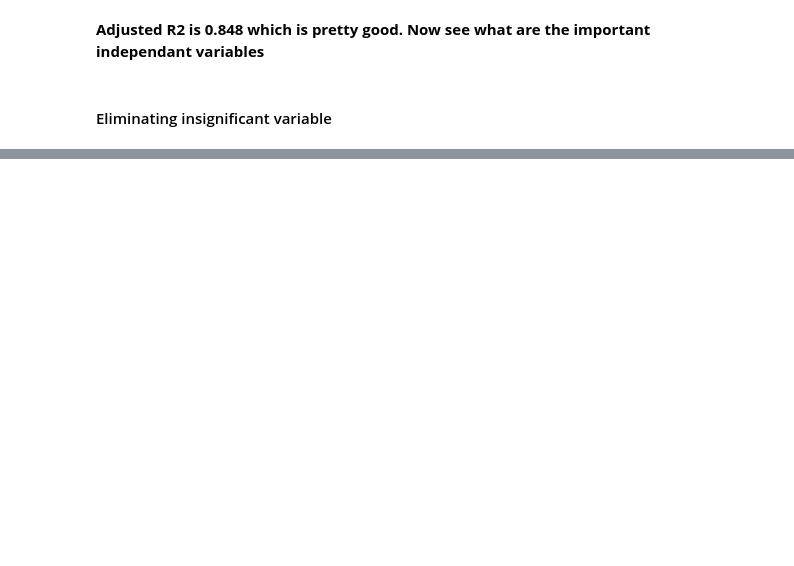
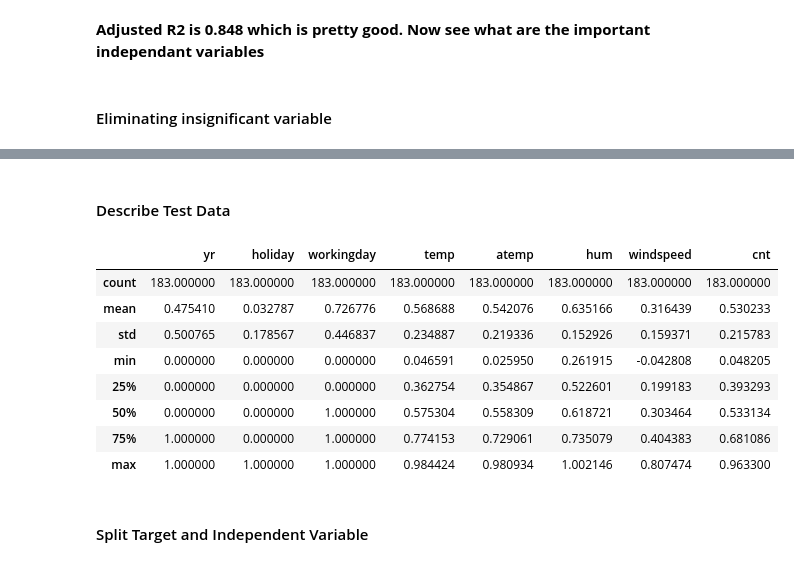
Before and after one commit to sp-coding-enthusiast/Bike-Sharing-Assignment, a Jupyter notebook: BikeSharingAssignment.ipynb, the cells around one changed output, grey strips where cells are left out. Saved outputs shown, nothing was run; the diff lists cells and outputs as text; code cells hidden in the pictures; blank space fills up the shorter version.

```diff
--- a/BikeSharingAssignment.ipynb
+++ b/BikeSharingAssignment.ipynb
@@ -659,0 +1064,4 @@ lm = LinearRegression()
+# %%
+num_vars = ['temp', 'atemp', 'hum', 'windspeed','cnt']
+
+bike_sharing_df_test[num_vars] = scaler.transform(bike_sharing_df_test[num_vars])
@@ -659,0 +1080,16 @@ lm = LinearRegression()
+# %% [markdown]
+#### Describe Test Data ####
+# %%
+bike_sharing_df_test.describe()
+# %% [output]
+|  | yr | holiday | workingday | temp | atemp | hum | windspeed | cnt |
+| count | 183.000000 | 183.000000 | 183.000000 | 183.000000 | 183.000000 | 183.000000 | 183.000000 | 183.000000 |
+| mean | 0.475410 | 0.032787 | 0.726776 | 0.568688 | 0.542076 | 0.635166 | 0.316439 | 0.530233 |
+| std | 0.500765 | 0.178567 | 0.446837 | 0.234887 | 0.219336 | 0.152926 | 0.159371 | 0.215783 |
+| min | 0.000000 | 0.000000 | 0.000000 | 0.046591 | 0.025950 | 0.261915 | -0.042808 | 0.048205 |
+| 25% | 0.000000 | 0.000000 | 0.000000 | 0.362754 | 0.354867 | 0.522601 | 0.199183 | 0.393293 |
+| 50% | 0.000000 | 0.000000 | 1.000000 | 0.575304 | 0.558309 | 0.618721 | 0.303464 | 0.533134 |
+| 75% | 1.000000 | 0.000000 | 1.000000 | 0.774153 | 0.729061 | 0.735079 | 0.404383 | 0.681086 |
+| max | 1.000000 | 1.000000 | 1.000000 | 0.984424 | 0.980934 | 1.002146 | 0.807474 | 0.963300 |
+# %% [markdown]
+#### Split Target and Independent Variable ####
```
Also changed, not shown: parts of 60 cells of this notebook.
